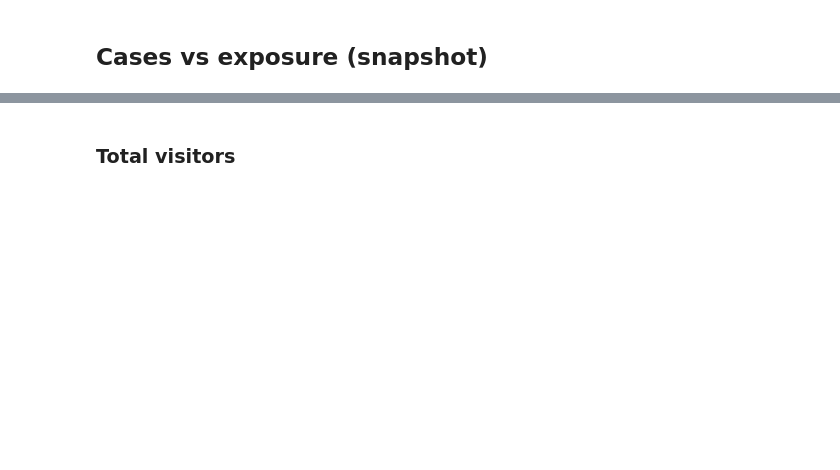
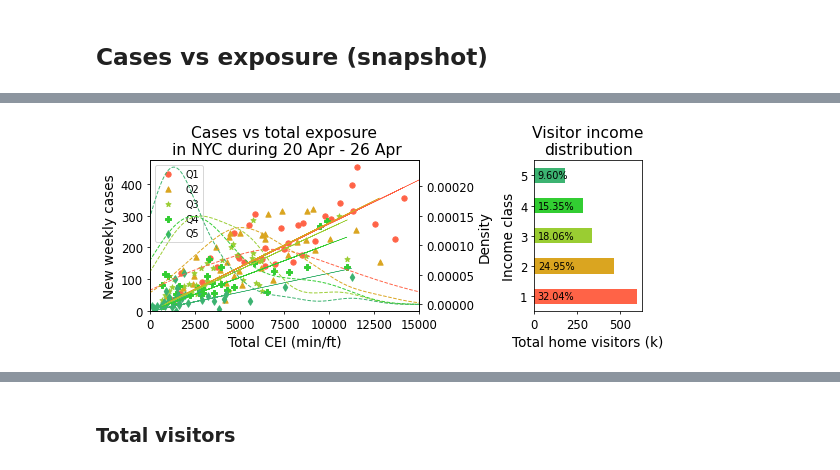
Before and after one commit to umnilab/covid19_safegraph, a Jupyter notebook: src/analyze_zcta.ipynb, the cells around one changed output, grey strips where cells are left out. Cells and saved outputs as stored; diff of their text form; code cells hidden in the pictures; blank space fills up the shorter version.

```diff
--- a/src/analyze_zcta.ipynb
+++ b/src/analyze_zcta.ipynb
@@ -1478,0 +1951,4 @@ _ = plot_cases_vs_mob_by_zip(nyc, '2020-04-06', 'tot_cei', xmax=13000, dpi=100)
+# %%
+_ = plot_cases_vs_mob_by_zip(nyc, '2020-04-20', 'tot_cdi', xmax=15000)
+# %% [output]
+[figure, added]
```
Also changed, not shown: parts of 160 cells of this notebook.
